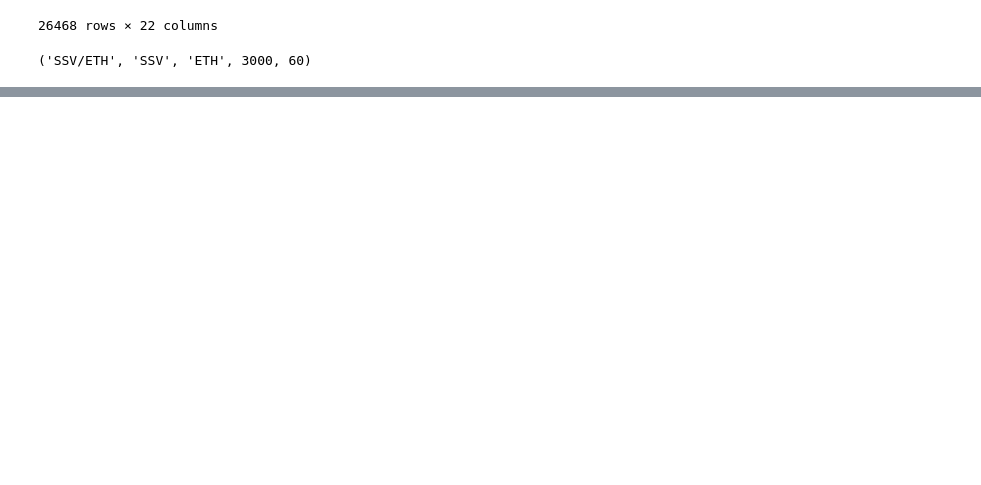
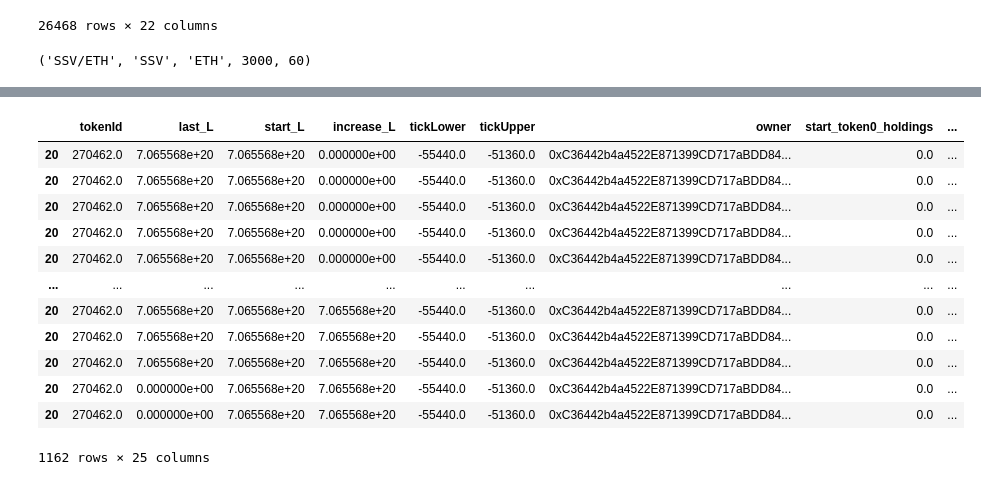
Before and after one commit to Luke-J-Johnson/amm-liquidity, a Jupyter notebook: pools/cl_cpmm/cl_cpmm_usage.ipynb, the cells around one changed output, grey strips where cells are left out. Cells and saved outputs as stored; diff of their text form; code cells hidden in the pictures; blank space fills up the shorter version.

```diff
--- a/pools/cl_cpmm/cl_cpmm_usage.ipynb
+++ b/pools/cl_cpmm/cl_cpmm_usage.ipynb
@@ -155,0 +149,17 @@ clm.positions
+# %%
+example_pos = position_updates.loc[20]
+example_pos
+# %% [output]
+|  | tokenId | last_L | start_L | increase_L | tickLower | tickUpper | owner | start_token0_holdings | ... |
+| 20 | 270462.0 | 7.065568e+20 | 7.065568e+20 | 0.000000e+00 | -55440.0 | -51360.0 | 0xC36442b4a4522E871399CD717aBDD84... | 0.0 | ... |
+| 20 | 270462.0 | 7.065568e+20 | 7.065568e+20 | 0.000000e+00 | -55440.0 | -51360.0 | 0xC36442b4a4522E871399CD717aBDD84... | 0.0 | ... |
+| 20 | 270462.0 | 7.065568e+20 | 7.065568e+20 | 0.000000e+00 | -55440.0 | -51360.0 | 0xC36442b4a4522E871399CD717aBDD84... | 0.0 | ... |
+| 20 | 270462.0 | 7.065568e+20 | 7.065568e+20 | 0.000000e+00 | -55440.0 | -51360.0 | 0xC36442b4a4522E871399CD717aBDD84... | 0.0 | ... |
+| 20 | 270462.0 | 7.065568e+20 | 7.065568e+20 | 0.000000e+00 | -55440.0 | -51360.0 | 0xC36442b4a4522E871399CD717aBDD84... | 0.0 | ... |
+| ... | ... | ... | ... | ... | ... | ... | ... | ... | ... |
+| 20 | 270462.0 | 7.065568e+20 | 7.065568e+20 | 7.065568e+20 | -55440.0 | -51360.0 | 0xC36442b4a4522E871399CD717aBDD84... | 0.0 | ... |
+| 20 | 270462.0 | 7.065568e+20 | 7.065568e+20 | 7.065568e+20 | -55440.0 | -51360.0 | 0xC36442b4a4522E871399CD717aBDD84... | 0.0 | ... |
+| 20 | 270462.0 | 7.065568e+20 | 7.065568e+20 | 7.065568e+20 | -55440.0 | -51360.0 | 0xC36442b4a4522E871399CD717aBDD84... | 0.0 | ... |
+| 20 | 270462.0 | 0.000000e+00 | 7.065568e+20 | 7.065568e+20 | -55440.0 | -51360.0 | 0xC36442b4a4522E871399CD717aBDD84... | 0.0 | ... |
+| 20 | 270462.0 | 0.000000e+00 | 7.065568e+20 | 7.065568e+20 | -55440.0 | -51360.0 | 0xC36442b4a4522E871399CD717aBDD84... | 0.0 | ... |
+1162 rows × 25 columns
```
Also changed, not shown: parts of 39 cells of this notebook, 1 other file.
